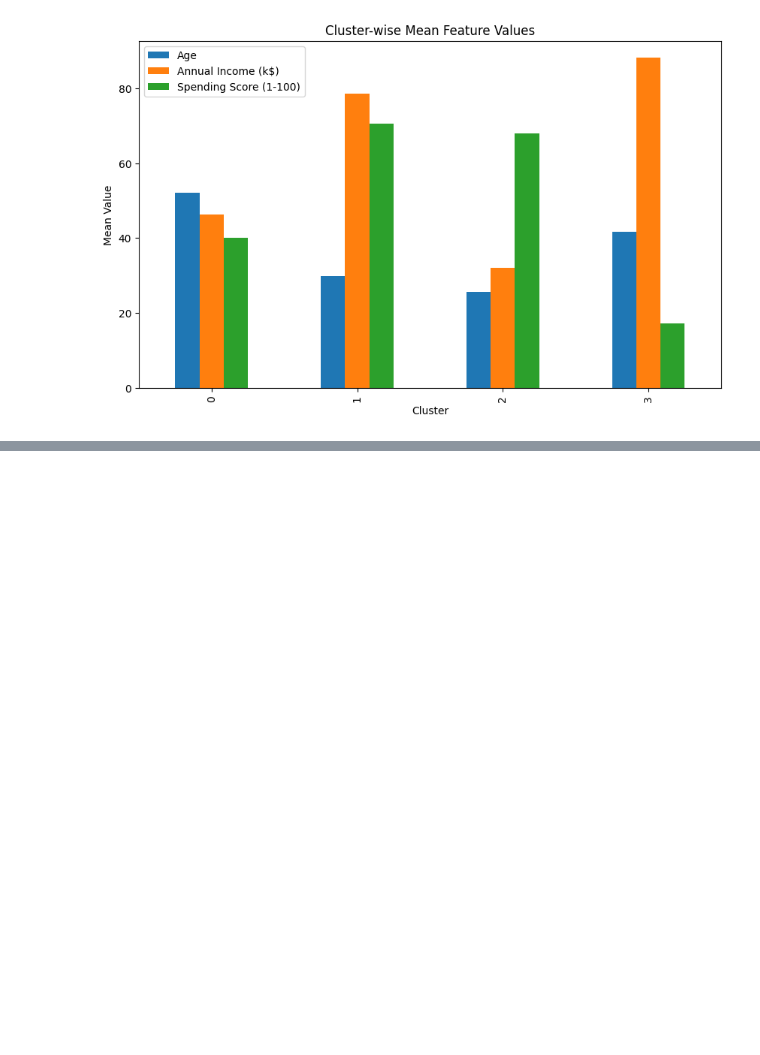
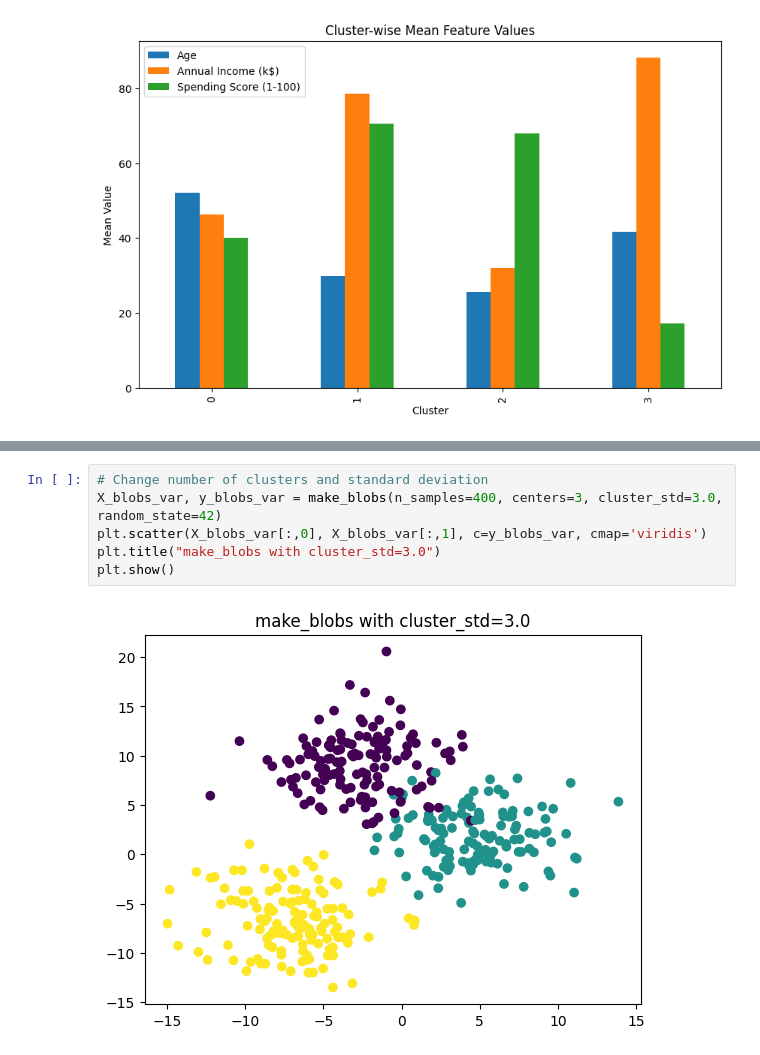
Before and after one commit to manthan108-ux/compute_task2, a Jupyter notebook: code.ipynb, the cells around one changed output, grey strips where cells are left out. Drawn from its saved outputs; the diff is of its cells as text; blank space fills up the shorter version.

```diff
--- a/code.ipynb
+++ b/code.ipynb
@@ -647,0 +703,8 @@ plt.show()
+# %%
+# Change number of clusters and standard deviation
+X_blobs_var, y_blobs_var = make_blobs(n_samples=400, centers=3, cluster_std=3.0, random_state=42)
+plt.scatter(X_blobs_var[:,0], X_blobs_var[:,1], c=y_blobs_var, cmap='viridis')
+plt.title("make_blobs with cluster_std=3.0")
+plt.show()
+# %% [output]
+[figure, added]
```
Also changed, not shown: parts of 7 cells of this notebook, 1 other file.
